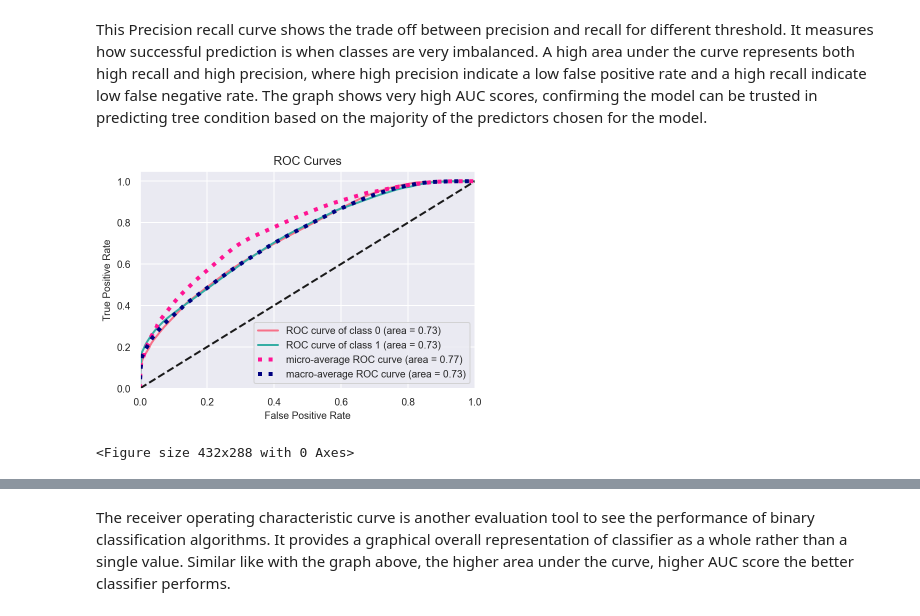
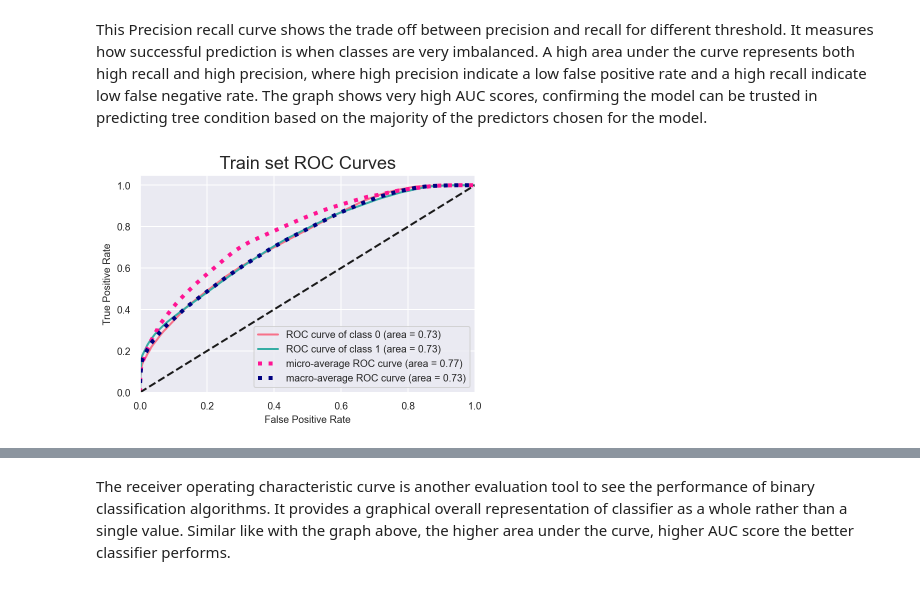
Before and after one commit to sandraabu/Forest-Health, a Jupyter notebook: Capstone modeling-NLP.ipynb, the cells around one changed output, grey strips where cells are left out. Drawn from its saved outputs; the diff is of its cells as text; code cells hidden in the pictures.

```diff
--- a/Capstone modeling-NLP.ipynb
+++ b/Capstone modeling-NLP.ipynb
@@ -9,6 +7,6 @@ SVC()
 ### Importing the data
 # %%
 #importing the data
-df = pd.read_csv('/Users/sandra/Desktop/Capstone/EDA_forest.csv')
+df = pd.read_csv('/Users/sandra/Desktop/Capstone/Final_clean_data_modeling.csv')
 df.head()
 # %% [output]
@@ -22,3 +20,9 @@ df.head()
+# %%
+#creating mean of local crown density reduction based on tree species
+mean_col = df.groupby(['year', 'species'])['local_crown_density'].mean() # don't reset the index!
+df = df.set_index(['year', 'species']) # make the same index here
+df['mean_col'] = mean_col
+df = df.reset_index() # to take the hierarchical index off again
 # %%
 #creating crown mean variable - this will be used for feture importance code
 crown_mean = np.mean(df['mean_col'])
@@ -416,0 +422,6 @@ plt.show();
+# %%
+#Precision recall for test
+cmap = ListedColormap(sns.color_palette("husl", len(rfc.classes_)))
+skplt.metrics.plot_precision_recall(y_test, probabilities_test, cmap=cmap)
+plt.title('Test set Precision-Recall Curve')
+plt.show();
@@ -417,9 +430,9 @@ plt.show();
 # %% [markdown]
 This Precision recall curve shows the trade off between precision and recall for different threshold. It measures how successful prediction is when classes are very imbalanced. A high area under the curve represents both high recall and high precision, where high precision indicate a low false positive rate and a high recall indicate low false negative rate. The graph shows very high AUC scores, confirming the model can be trusted in predicting tree condition based on the majority of the predictors chosen for the model.
 # %%
-skplt.metrics.plot_roc(y_train, probabilities_train, cmap=cmap)
-plt.show()
-plt.savefig("nlproc.png", bbox_inches='tight')
+skplt.metrics.plot_roc(y_train, probabilities_train, cmap=cmap);
+plt.title('Train set ROC Curves')
+plt.show();
+#plt.savefig("nlproc.png", bbox_inches='tight')
 # %% [output]
-[figure, old version]
+[figure, new version]
-<Figure size 432x288 with 0 Axes>
```
Also changed, not shown: parts of 43 cells of this notebook.
